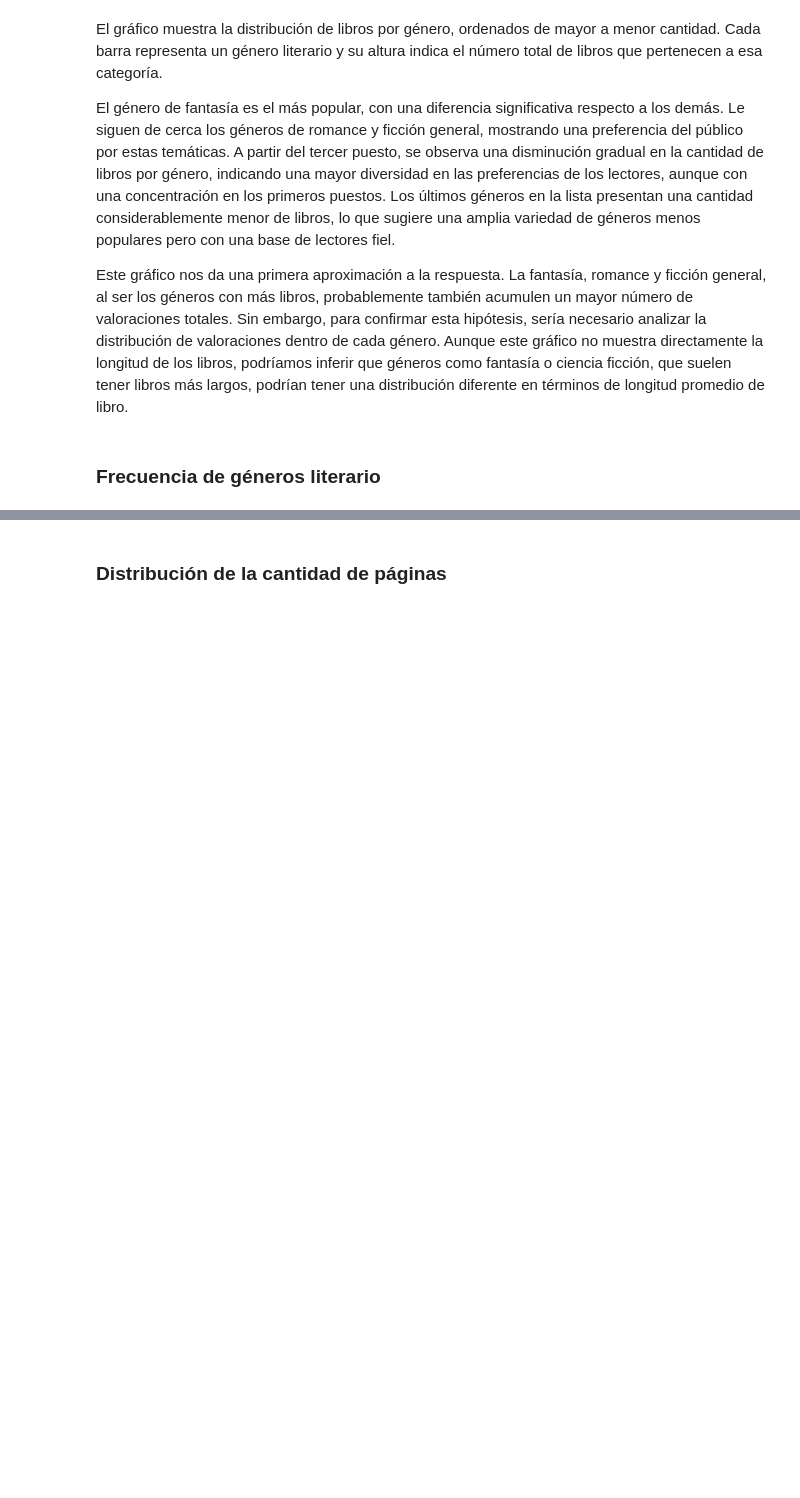
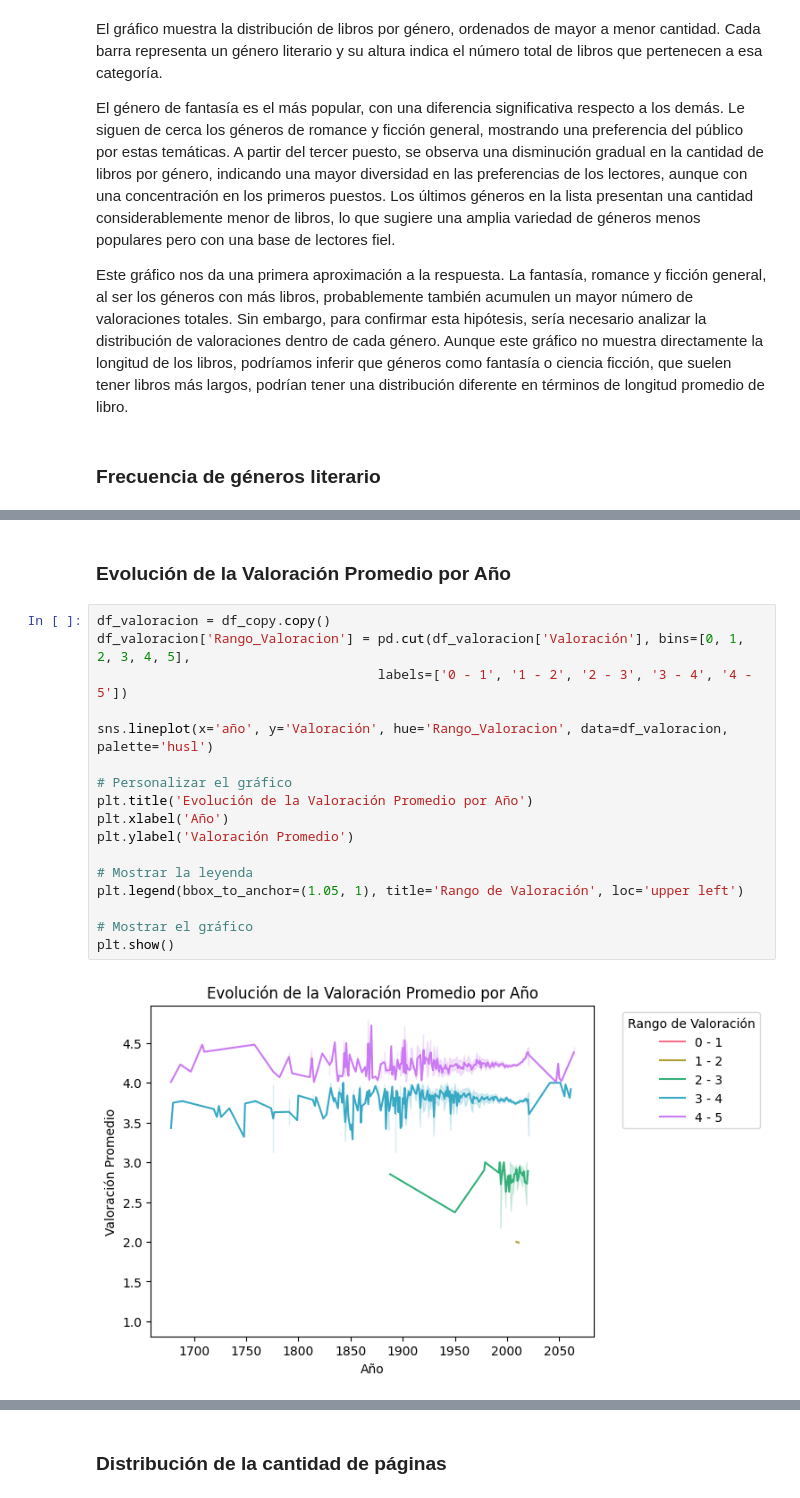
Before and after one commit to SKARLETTAPARICIO/dataset, a Jupyter notebook: Proyecto_DS_ParteIII_Aparicio_Skarlett_(Entrega_final).ipynb, the cells around one changed output, grey strips where cells are left out. Saved outputs shown, nothing was run; the diff lists cells and outputs as text; blank space fills up the shorter version.

```diff
--- a/Proyecto_DS_ParteIII_Aparicio_Skarlett_(Entrega_final).ipynb
+++ b/Proyecto_DS_ParteIII_Aparicio_Skarlett_(Entrega_final).ipynb
@@ -675,3 +666,24 @@ fig.update_layout(xaxis_tickangle=90)
 fig.show()
 # %% [output]
 [interactive output not drawn]
+# %% [markdown]
+### **Evolución de la Valoración Promedio por Año**
+# %%
+df_valoracion = df_copy.copy()
+df_valoracion['Rango_Valoracion'] = pd.cut(df_valoracion['Valoración'], bins=[0, 1, 2, 3, 4, 5],
+                                    labels=['0 - 1', '1 - 2', '2 - 3', '3 - 4', '4 - 5'])
+
+sns.lineplot(x='año', y='Valoración', hue='Rango_Valoracion', data=df_valoracion, palette='husl')
+
+# Personalizar el gráfico
+plt.title('Evolución de la Valoración Promedio por Año')
+plt.xlabel('Año')
+plt.ylabel('Valoración Promedio')
+
+# Mostrar la leyenda
+plt.legend(bbox_to_anchor=(1.05, 1), title='Rango de Valoración', loc='upper left')
+
+# Mostrar el gráfico
+plt.show()
+# %% [output]
+[figure, added]
```
Also changed, not shown: parts of 40 cells of this notebook.
